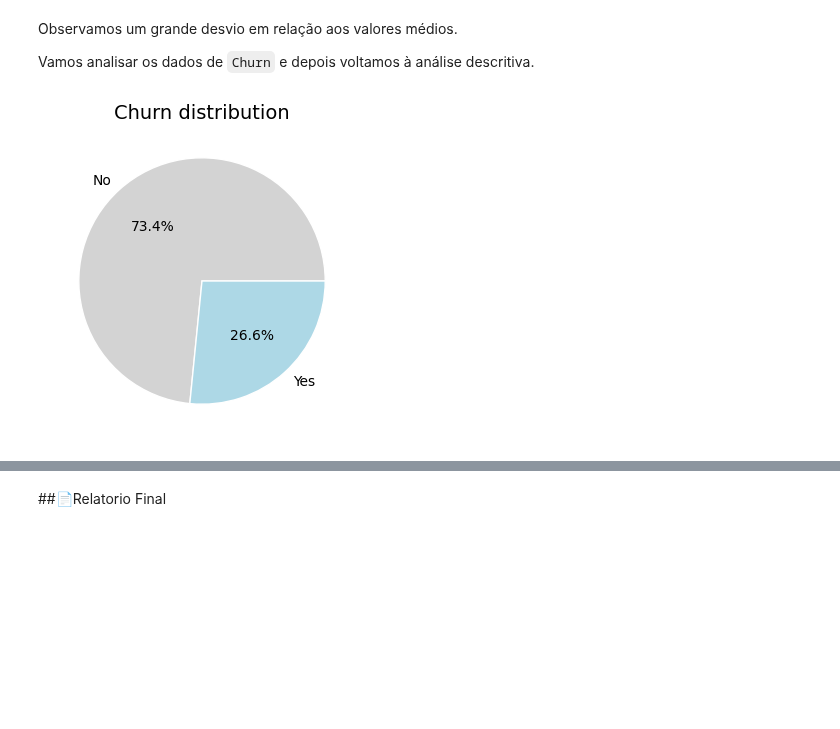
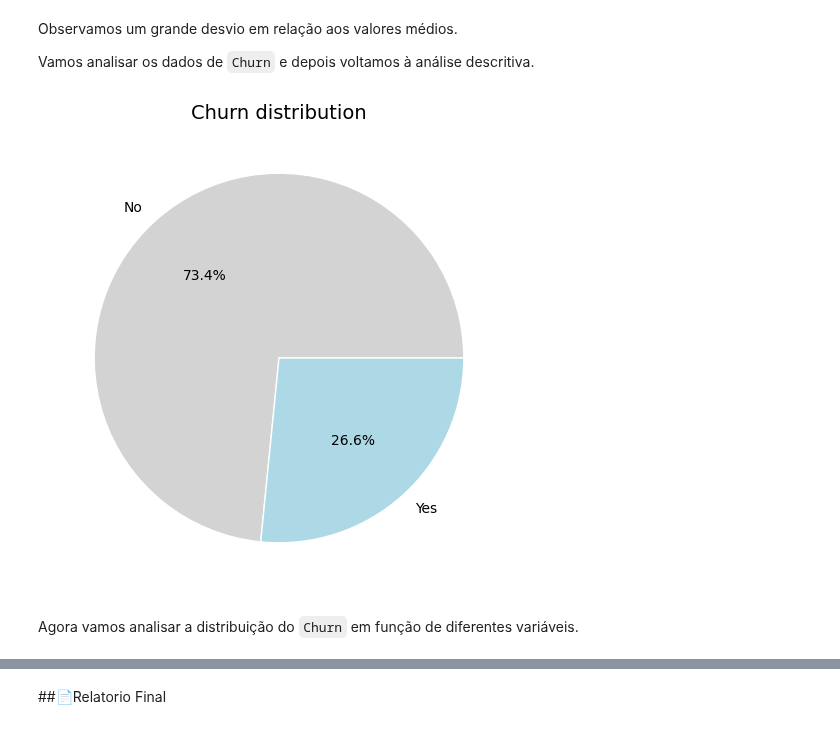
Before and after one commit to rafaelreisramos/oracle-one, a Jupyter notebook: challenge-telecom-x/TelecomX_BR.ipynb, the cells around one changed output, grey strips where cells are left out. Cells and saved outputs as stored; diff of their text form; code cells hidden in the pictures; blank space fills up the shorter version.

```diff
--- a/challenge-telecom-x/TelecomX_BR.ipynb
+++ b/challenge-telecom-x/TelecomX_BR.ipynb
@@ -374,12 +374,14 @@ Vamos analisar os dados de `Churn` e depois voltamos à análise descritiva.
 # %%
 import matplotlib.pyplot as plt
 
-fig, ax = plt.subplots(figsize=(8, 4))
+fig, ax = plt.subplots(figsize=(8, 6))
 ax.pie(df['Churn'].value_counts(), colors=['lightgray', 'lightblue'],
        labels=['No', 'Yes'], autopct='%1.1f%%',
        wedgeprops={"linewidth": 1, "edgecolor": "white"})
 ax.set_title('Churn distribution', fontsize=14)
 
 plt.show()
 # %% [output]
-[figure, old version]
+[figure, new version]
+# %% [markdown]
+Agora vamos analisar a distribuição do `Churn` em função de diferentes variáveis.
```
Also changed, not shown: parts of 5 cells of this notebook.
